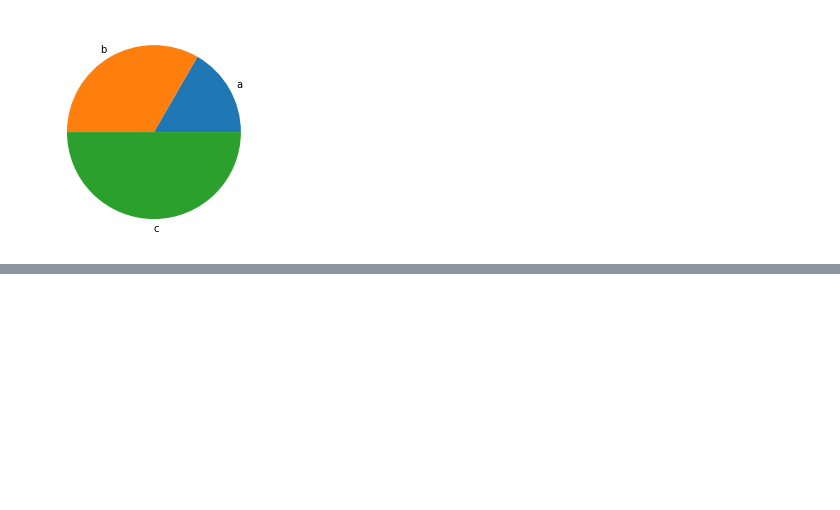
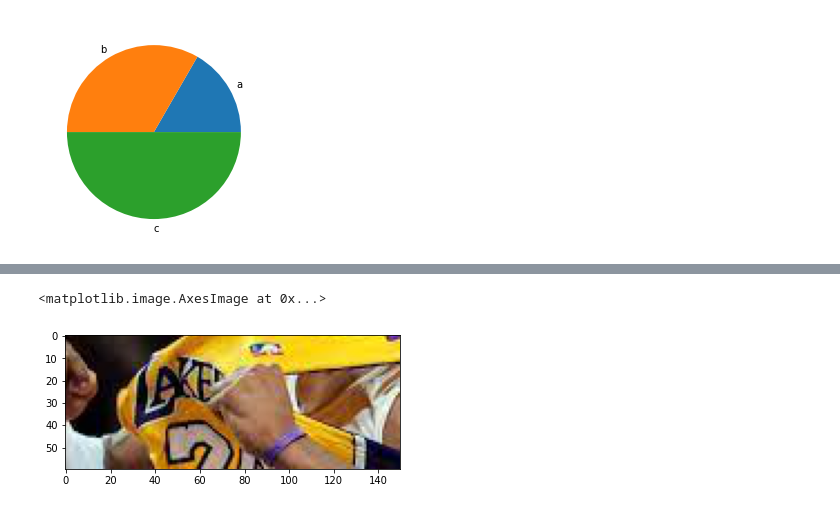
Before and after one commit to Chenronron/20230219-python, a Jupyter notebook: 20230219.ipynb, the cells around one changed output, grey strips where cells are left out. Saved outputs shown, nothing was run; the diff lists cells and outputs as text; code cells hidden in the pictures; blank space fills up the shorter version.

```diff
--- a/20230219.ipynb
+++ b/20230219.ipynb
@@ -577,0 +606,5 @@ plt.pie(x, labels=c);
+# %%
+plt.imshow(lin_array[100:160, 50:200])
+# %% [output]
+<matplotlib.image.AxesImage at 0x...>
+[figure, added]
```
Also changed, not shown: parts of 51 cells of this notebook.
